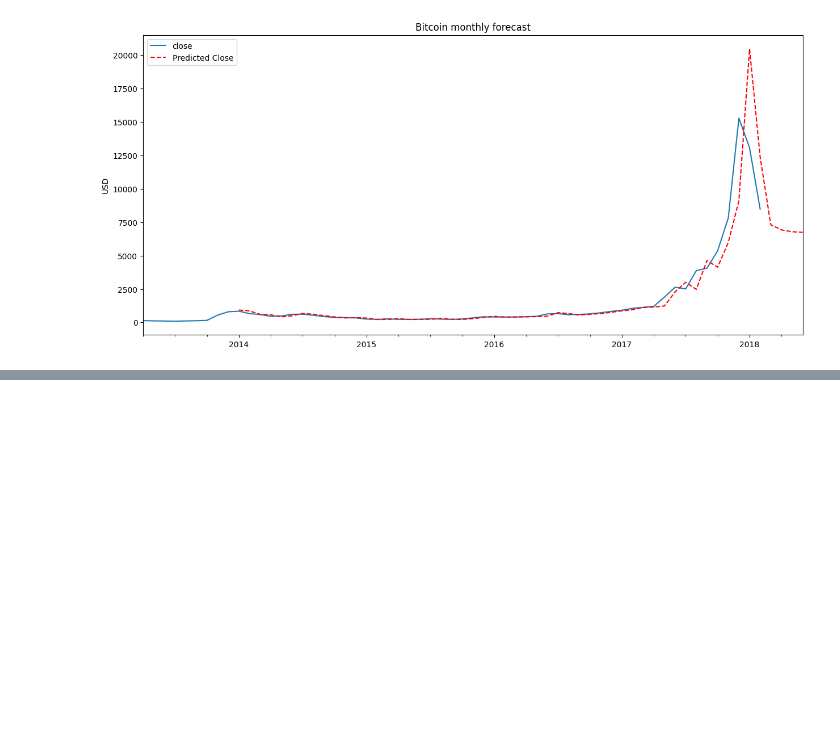
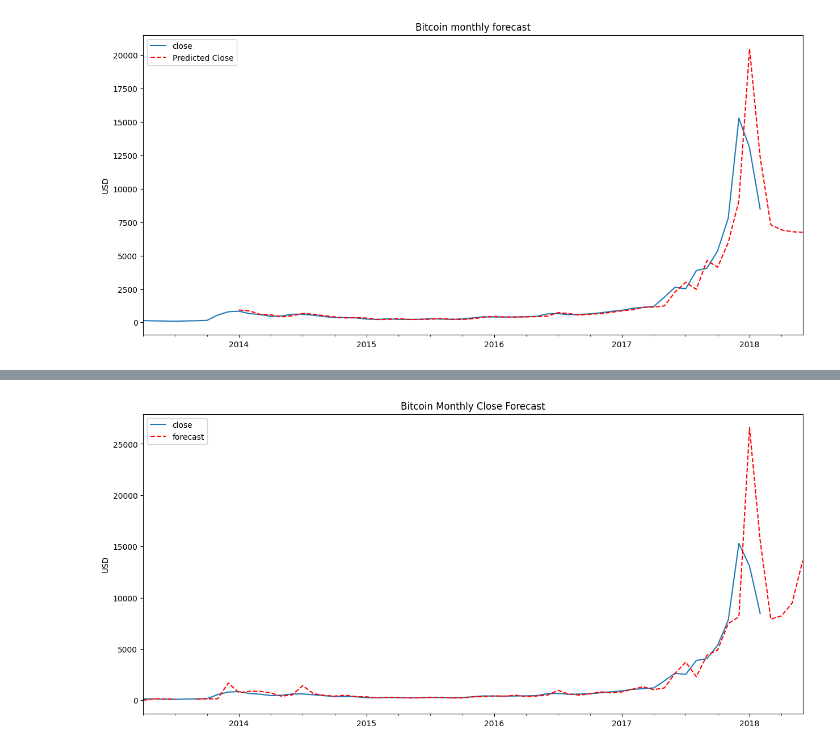
Before and after one commit to BearTS/TeamLosPolosHermanos-Technica22, a Jupyter notebook: ARIMAandSARIMAX.ipynb, the cells around one changed output, grey strips where cells are left out. Cells and saved outputs as stored; diff of their text form; code cells hidden in the pictures; blank space fills up the shorter version.

```diff
--- a/ARIMAandSARIMAX.ipynb
+++ b/ARIMAandSARIMAX.ipynb
@@ -222,0 +304,18 @@ plt.show()
+# %%
+# Prediction
+btc_month2 = btc_month[['close']]
+date_list = [datetime(2018, 3, 31), datetime(2018, 4, 30), datetime(2018, 5, 31), datetime(2018, 6, 30)]
+future = pd.DataFrame(index=date_list, columns= btc_month.columns)
+btc_month2 = pd.concat([btc_month2, future])
+
+btc_month2['forecast'] = invboxcox(best_model.predict(start=0, end=75), lmbda)
+
+plt.figure(figsize=(15,7))
+btc_month2.close.plot()
+btc_month2.forecast.plot(color='r', ls='--', label='forecast')
+plt.legend()
+plt.title('Bitcoin Monthly Close Forecast')
+plt.ylabel('USD')
+plt.show()
+# %% [output]
+[figure, added]
```
Also changed, not shown: parts of 6 cells of this notebook.
